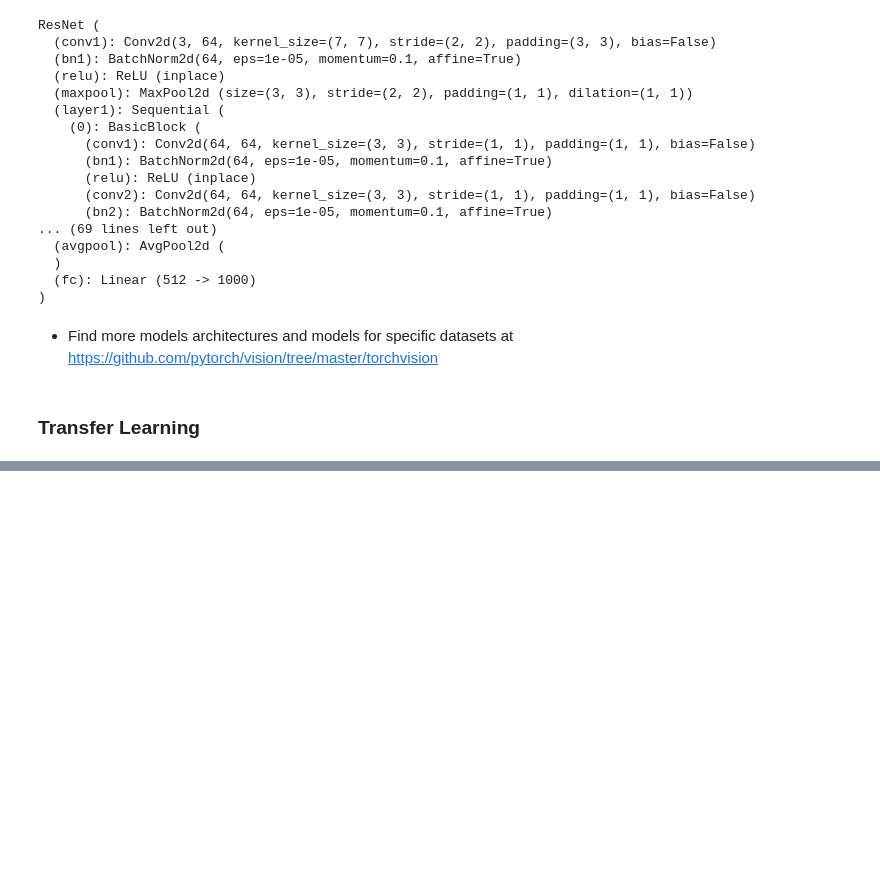
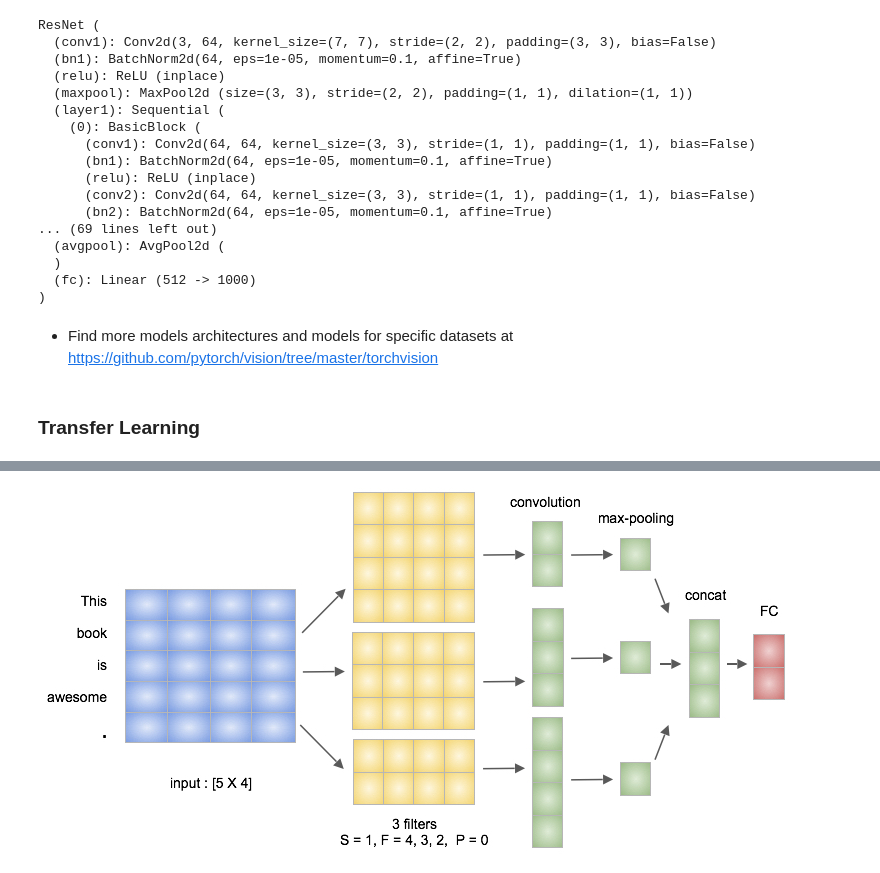
Before and after one commit to GokuMohandas/oreilly-pytorch, a Jupyter notebook: code/lesson2/lesson2.ipynb, the cells around one changed output, grey strips where cells are left out. Drawn from its saved outputs; the diff is of its cells as text; code cells hidden in the pictures; blank space fills up the shorter version.

```diff
--- a/code/lesson2/lesson2.ipynb
+++ b/code/lesson2/lesson2.ipynb
@@ -401,0 +423,4 @@ ResNet (
+# %%
+Image(filename='figures/ch03_cnn_nlp.jpg')
+# %% [output]
+[figure, added]
```
Also changed, not shown: parts of 16 cells of this notebook, 35 other files.
